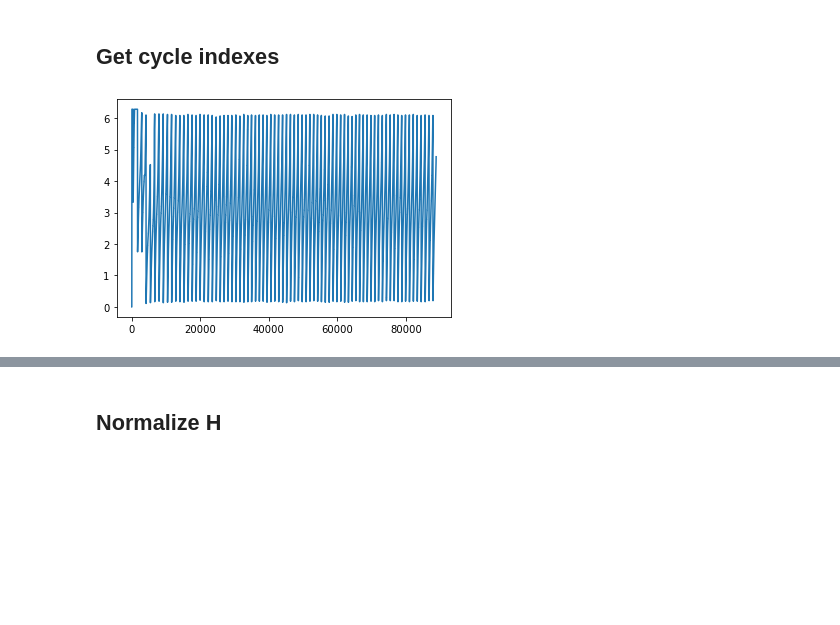
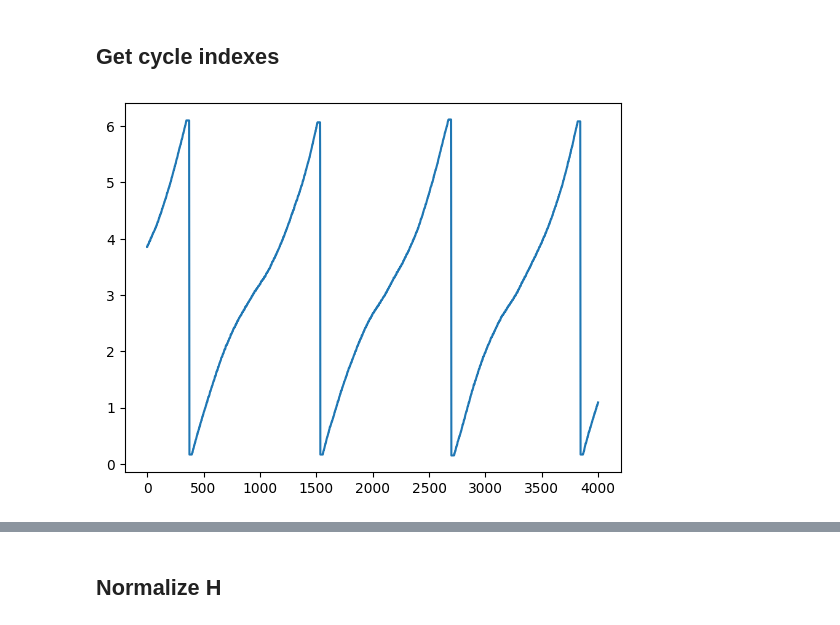
Before and after one commit to SmRanaldi/NeuralEngineeringClass, a Jupyter notebook: material/notebooks/D08.ipynb, the cells around one changed output, grey strips where cells are left out. Drawn from its saved outputs; the diff is of its cells as text; code cells hidden in the pictures; blank space fills up the shorter version.

```diff
--- a/material/notebooks/D08.ipynb
+++ b/material/notebooks/D08.ipynb
@@ -113,10 +126,10 @@ plt.show()
 ## Get cycle indexes
 # %%
 plt.figure()
-plt.plot(angle)
+plt.plot(angle[30000:34000])
 plt.show()
 # %% [output]
-[figure, old version]
+[figure, new version]
 # %%
 from scipy.signal import find_peaks
 
```
Also changed, not shown: parts of 11 cells of this notebook, 3 other files.
